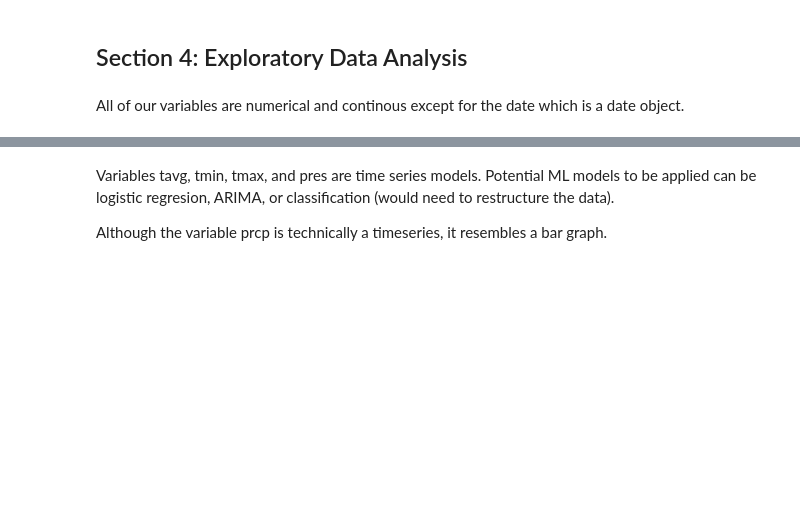
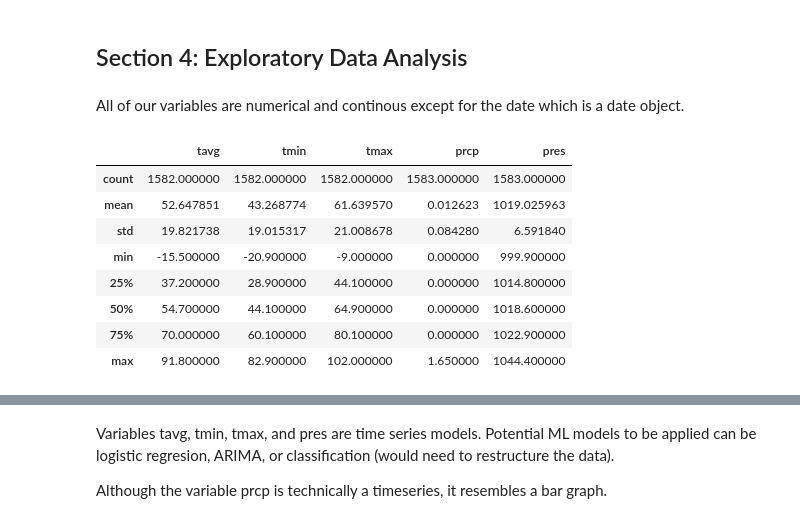
Before and after one commit to CS418/group-project-the-fast-the-curious, a Jupyter notebook: Project.ipynb, the cells around one changed output, grey strips where cells are left out. Cells and saved outputs as stored; diff of their text form; code cells hidden in the pictures; blank space fills up the shorter version.

```diff
--- a/Project.ipynb
+++ b/Project.ipynb
@@ -121,3 +121,15 @@ df
 ## Section 4: Exploratory Data Analysis <br>
 # %% [markdown]
 All of our variables are numerical and continous except for the date which is a date object.
+# %%
+df.describe()
+# %% [output]
+|  | tavg | tmin | tmax | prcp | pres |
+| count | 1582.000000 | 1582.000000 | 1582.000000 | 1583.000000 | 1583.000000 |
+| mean | 52.647851 | 43.268774 | 61.639570 | 0.012623 | 1019.025963 |
+| std | 19.821738 | 19.015317 | 21.008678 | 0.084280 | 6.591840 |
+| min | -15.500000 | -20.900000 | -9.000000 | 0.000000 | 999.900000 |
+| 25% | 37.200000 | 28.900000 | 44.100000 | 0.000000 | 1014.800000 |
+| 50% | 54.700000 | 44.100000 | 64.900000 | 0.000000 | 1018.600000 |
+| 75% | 70.000000 | 60.100000 | 80.100000 | 0.000000 | 1022.900000 |
+| max | 91.800000 | 82.900000 | 102.000000 | 1.650000 | 1044.400000 |
```
Also changed, not shown: parts of 4 cells of this notebook.
